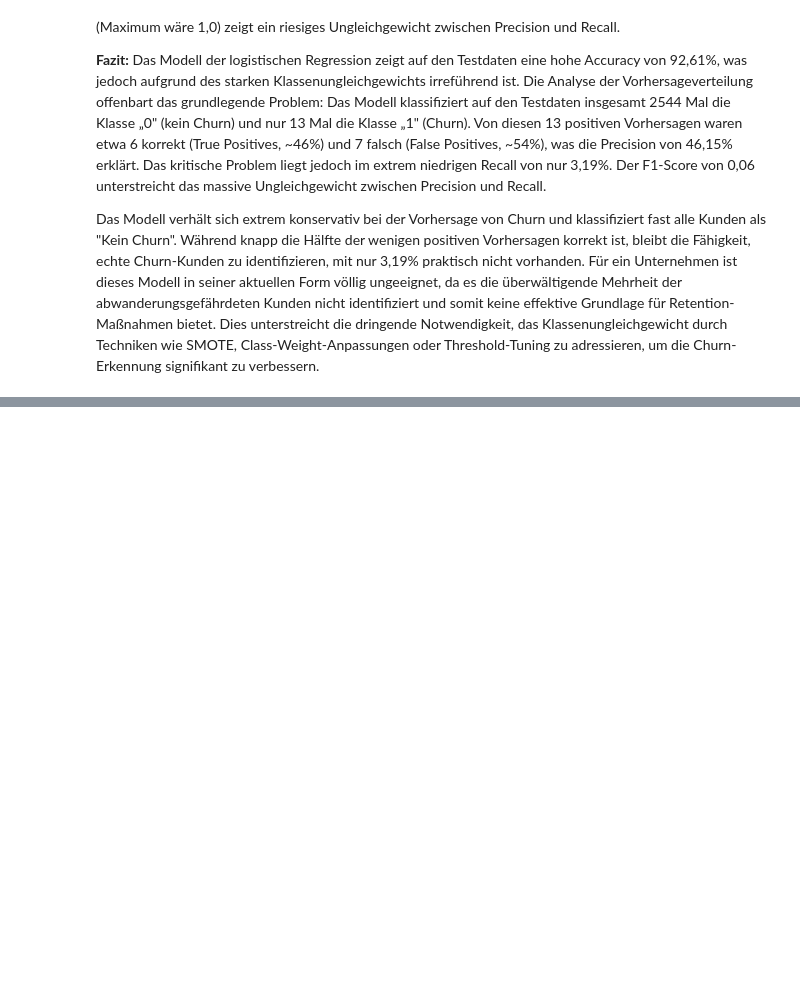
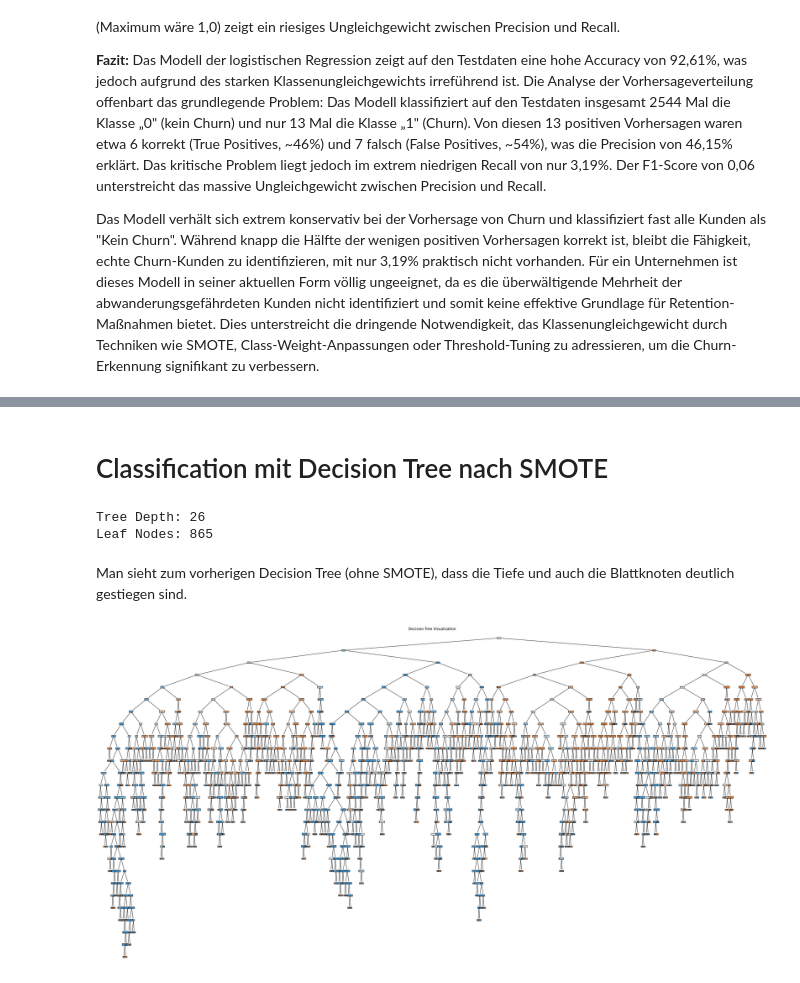
Before and after one commit to PatrickSchubert-Munich/DataScience_and_ML_Assignment, a Jupyter notebook: classification/task_2.ipynb, the cells around one changed output, grey strips where cells are left out. Drawn from its saved outputs; the diff is of its cells as text; code cells hidden in the pictures; blank space fills up the shorter version.

Commit message:
add again SMOTE into task 2

```diff
--- a/classification/task_2.ipynb
+++ b/classification/task_2.ipynb
@@ -380,0 +385,15 @@ Beim Decision Tree würde ich empfehlen, mit Hyperparametern wie max_depth, min_
+# %%
+# Import SMOTE for handling class imbalance
+from imblearn.over_sampling import SMOTE
+
+# Apply SMOTE to the training data
+smote = SMOTE(random_state=RANDOM_STATE)
+X_train_res, y_train_res = smote.fit_resample(X_train, y_train) # type: ignore
+
+# Print class distribution before and after SMOTE
+print("Vor SMOTE:", X_train.shape, y_train.value_counts())
+print("Nach SMOTE:", X_train_res.shape, pd.Series(y_train_res).value_counts()) # type: ignore
+
+# Scale the resampled training data and the test data (only for KNN and logistic Regression)
+X_train_res_scaled = scaler.transform(X_train_res)
+X_test_scaled = scaler.transform(X_test)
@@ -380,0 +413,6 @@ Beim Decision Tree würde ich empfehlen, mit Hyperparametern wie max_depth, min_
+# %%
+# Instanziere die Logistische Regression
+clf = LogisticRegression(max_iter=500, random_state=42)
+
+# Trainiere das Modell mit den skalierten Trainingsdaten nach SMOTE
+clf.fit(X_train_res_scaled, y_train_res)
@@ -380,0 +460,23 @@ Beim Decision Tree würde ich empfehlen, mit Hyperparametern wie max_depth, min_
+# %% [markdown]
+# Classification mit Decision Tree nach SMOTE
+# %%
+# Decision Tree Classifier instanziieren und trainieren mit resampleten Daten
+clf_tree = DecisionTreeClassifier(random_state=RANDOM_STATE)
+clf_tree.fit(X_train_res, y_train_res)
+
+# Baseline Informationen zum Baum
+print(f"Tree Depth: {clf_tree.get_depth()}")
+print(f"Leaf Nodes: {clf_tree.get_n_leaves()}")
+# %% [output]
+Tree Depth: 26
+Leaf Nodes: 865
+# %% [markdown]
+Man sieht zum vorherigen Decision Tree (ohne SMOTE), dass die Tiefe und auch die Blattknoten deutlich gestiegen sind.
+# %%
+# Baum visualisieren
+plt.figure(figsize=(40,20))
+_ = tree.plot_tree(clf_tree, feature_names=X_train.columns, filled=True, class_names=["No Churn", "Churn"])
+plt.title("Decision Tree Visualization")
+plt.show()
+# %% [output]
+[figure, added]
```
Also changed, not shown: parts of 22 cells of this notebook.
